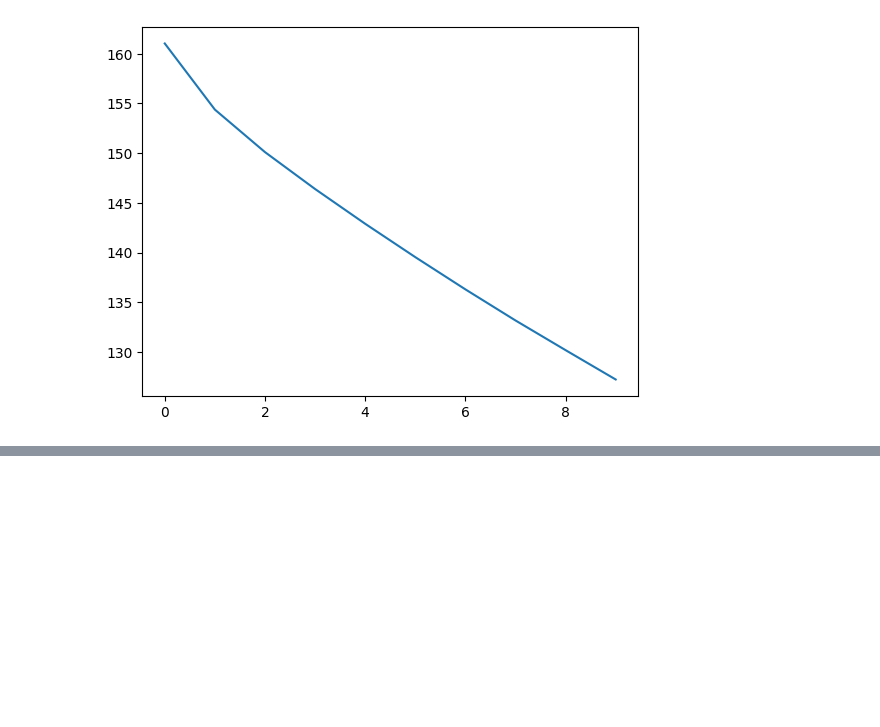
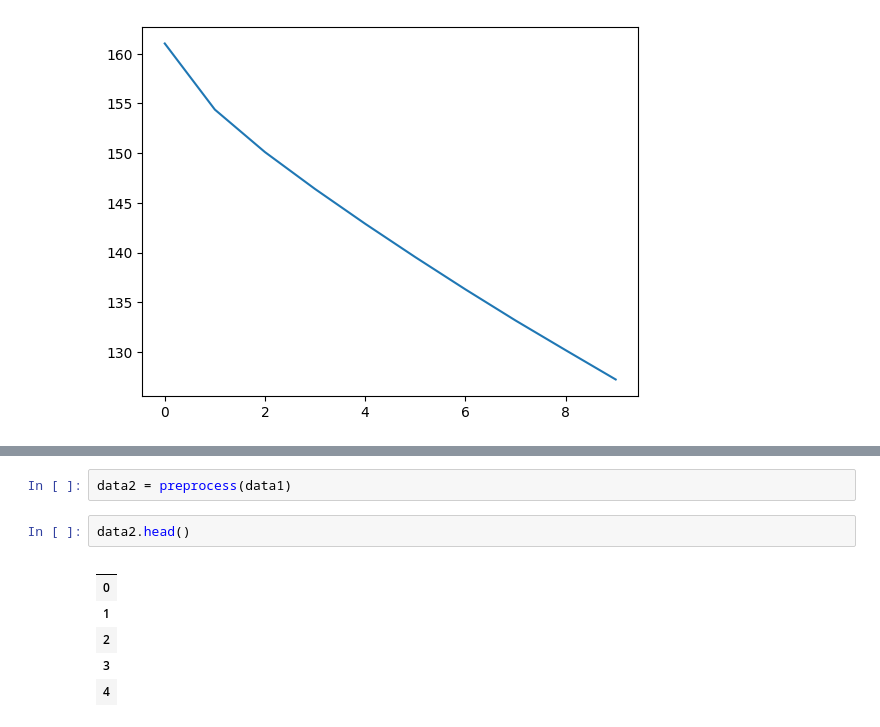
Before and after one commit to VeryLittleAnna/time_series, a Jupyter notebook: notebook.ipynb, the cells around one changed output, grey strips where cells are left out. Drawn from its saved outputs; the diff is of its cells as text; blank space fills up the shorter version.

```diff
--- a/notebook.ipynb
+++ b/notebook.ipynb
@@ -223,0 +329,11 @@ predicted_values.shape=(100, 7, 1)
+# %%
+data2 = preprocess(data1)
+# %%
+data2.head()
+# %% [output]
+|  |
+| 0 |
+| 1 |
+| 2 |
+| 3 |
+| 4 |
```
Also changed, not shown: parts of 18 cells of this notebook.
